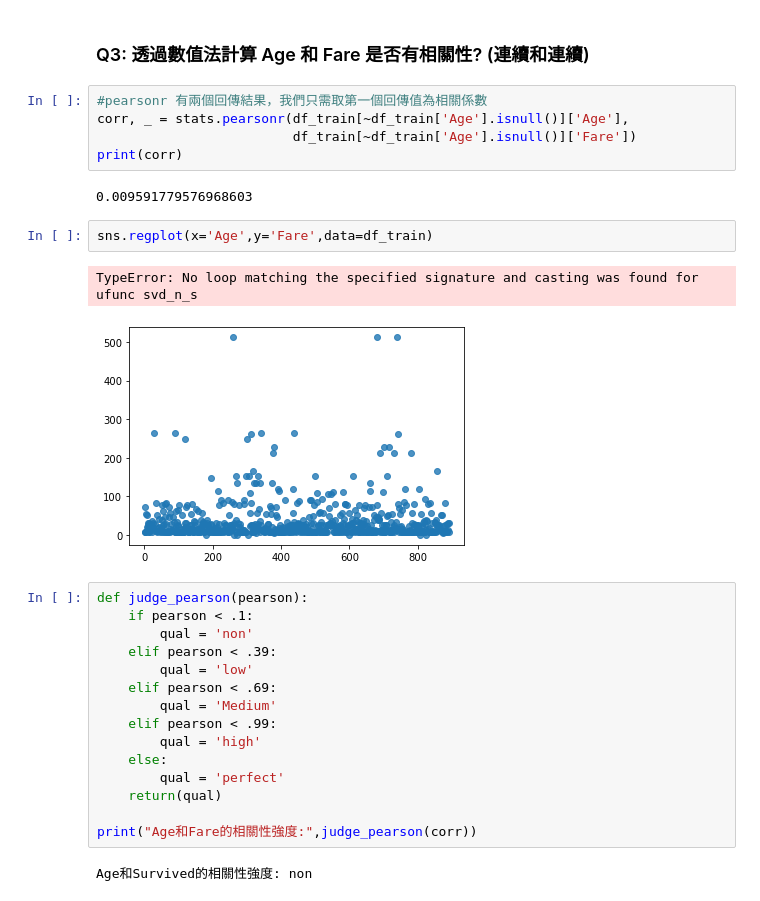
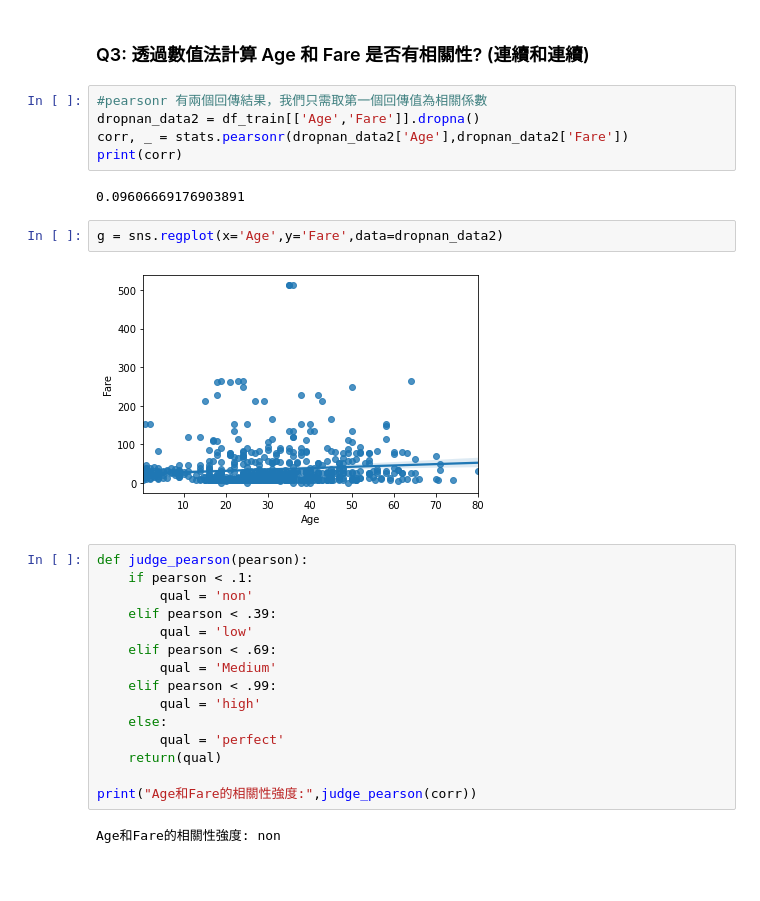
Before and after one commit to hui9633/DataScience60Days, a Jupyter notebook: homework/Day38_hw.ipynb, the cells around one changed output. Saved outputs shown, nothing was run; the diff lists cells and outputs as text; blank space fills up the shorter version.

```diff
--- a/homework/Day38_hw.ipynb
+++ b/homework/Day38_hw.ipynb
@@ -189,16 +190,15 @@ g = sns.countplot(x='Sex',hue='Survived',data=df_train)
 ### Q3: 透過數值法計算  Age 和  Fare 是否有相關性?  (連續和連續)
 # %%
 #pearsonr 有兩個回傳結果，我們只需取第一個回傳值為相關係數
-corr, _ = stats.pearsonr(df_train[~df_train['Age'].isnull()]['Age'],
-                         df_train[~df_train['Age'].isnull()]['Fare'])
+dropnan_data2 = df_train[['Age','Fare']].dropna()
+corr, _ = stats.pearsonr(dropnan_data2['Age'],dropnan_data2['Fare'])
 print(corr)
 # %% [output]
-0.009591779576968603
+0.09606669176903891
 # %%
-sns.regplot(x='Age',y='Fare',data=df_train)
+g = sns.regplot(x='Age',y='Fare',data=dropnan_data2)
 # %% [output]
-TypeError: No loop matching the specified signature and casting was found for ufunc svd_n_s
-[figure, old version]
+[figure, new version]
 # %%
 def judge_pearson(pearson):
     if pearson < .1:
@@ -215,4 +215,4 @@ def judge_pearson(pearson):
 
 print("Age和Fare的相關性強度:",judge_pearson(corr))
 # %% [output]
-Age和Survived的相關性強度: non
+Age和Fare的相關性強度: non
```
Also changed, not shown: parts of 1 cell of this notebook.
